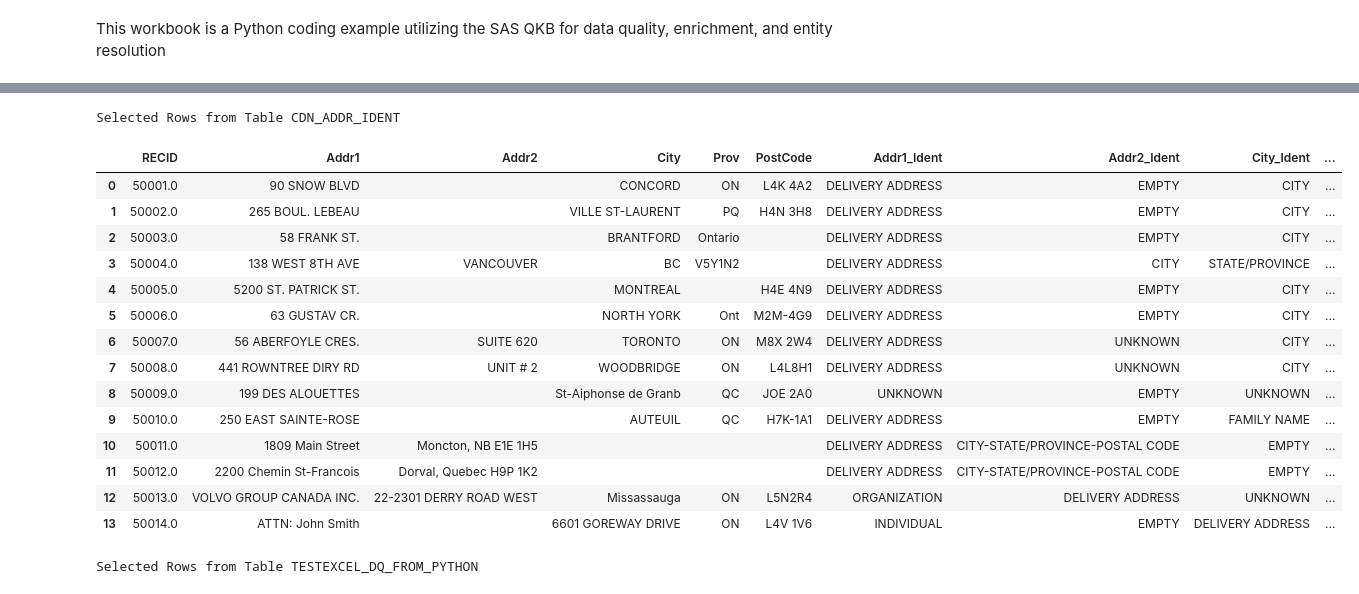
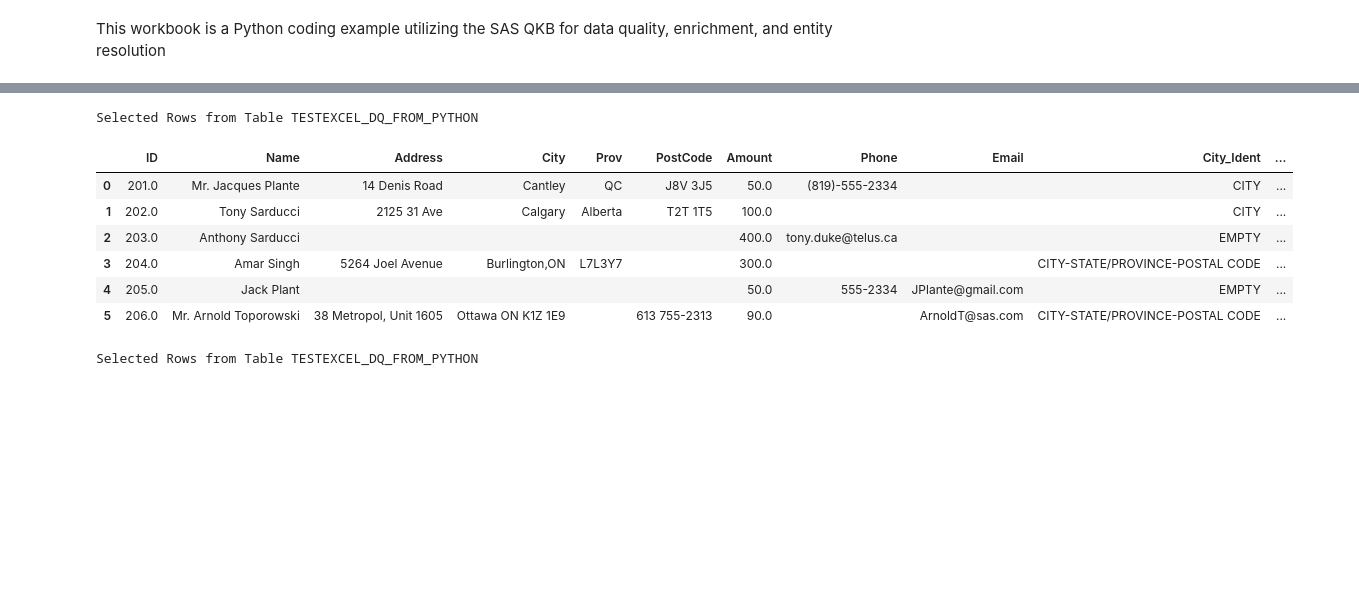
Before and after one commit to sascommunities/sas-global-forum-2020, a Jupyter notebook: papers/4157-2020-Toporowski/Python and the SAS QKB for Better Data Quality.ipynb, the cells around one changed output, grey strips where cells are left out. Saved outputs shown, nothing was run; the diff lists cells and outputs as text; code cells hidden in the pictures; blank space fills up the shorter version.

```diff
--- a/papers/4157-2020-Toporowski/Python and the SAS QKB for Better Address Data Quality.ipynb
+++ b/papers/4157-2020-Toporowski/Python and the SAS QKB for Better Data Quality.ipynb
@@ -8,7 +8,7 @@ import pandas as pd
 # %%
 # Create a connection to CAS, specifying host name or url
 # the SAS Viya server needs SAS Data Quality or SAS Data Preparation installed and QKB configured
-viya=swat.CAS('http://52.233.57.64/cas-shared-default-http/', 5570, 'arnold', 'PSuser1234', protocol='http')
+viya=swat.CAS('http://52.233.57.64/cas-shared-default-http/', 5570, 'yourusername', 'PSuser1234', protocol='http')
 # Set an active library for this session
-viya.setsessopt(caslib='CASUSER')
+viya.setsessopt(caslib='Public')
 # %% [output]
@@ -41,34 +45,25 @@ Selected Rows from Table CDN_ADDRESSES
 # %%
 # run dataStep code invoking dq function to Identify contents of City, Province, PostCode fields
 viya.dataStep.runCode(
-    code=''' data CDN_Addr_Ident ;
-             set CDN_Addresses ;
-                 Addr1_Ident = dqIdentify(Addr1,'Field Content','ENCAN');
-                 Addr2_Ident = dqIdentify(Addr2,'Field Content','ENCAN');
-                 City_Ident  = dqIdentify(City,'Field Content','ENCAN');
-                 Prov_Ident  = dqIdentify(Prov,'Field Content','ENCAN');
-                 Post_Ident  = dqIdentify(PostCode,'Field Content','ENCAN');
-              run;''')
-# let's look at the new table ...
-dq = viya.CASTable('CDN_Addr_Ident')
-dq.to_frame()
+    code=''' data public.testexcel_dq_from_Python ;
+             set public.CDN_Accounts ;
+                 City_Ident = dqIdentify(City,'Field Content','ENCAN');
+                 Prov_Ident = dqIdentify(Prov,'Field Content','ENCAN');
+                 Post_Ident = dqIdentify(PostCode,'Field Content','ENCAN');
+                 Phone_Ident = dqIdentify(Phone,'Field Content','ENCAN');
+             run;''')
+# let's look at just the first six rows of our data ...
+dq = viya.CASTable('testexcel_dq_from_Python')
+dq.head(6)
 # %% [output]
-Selected Rows from Table CDN_ADDR_IDENT
+Selected Rows from Table TESTEXCEL_DQ_FROM_PYTHON
-|  | RECID | Addr1 | Addr2 | City | Prov | PostCode | Addr1_Ident | Addr2_Ident | City_Ident | ... |
-| 0 | 50001.0 | 90 SNOW BLVD |  | CONCORD | ON | L4K 4A2 | DELIVERY ADDRESS | EMPTY | CITY | ... |
-| 1 | 50002.0 | 265 BOUL. LEBEAU |  | VILLE ST-LAURENT | PQ | H4N 3H8 | DELIVERY ADDRESS | EMPTY | CITY | ... |
-| 2 | 50003.0 | 58 FRANK ST. |  | BRANTFORD | Ontario |  | DELIVERY ADDRESS | EMPTY | CITY | ... |
-| 3 | 50004.0 | 138 WEST 8TH AVE | VANCOUVER | BC | V5Y1N2 |  | DELIVERY ADDRESS | CITY | STATE/PROVINCE | ... |
-| 4 | 50005.0 | 5200 ST. PATRICK ST. |  | MONTREAL |  | H4E 4N9 | DELIVERY ADDRESS | EMPTY | CITY | ... |
-| 5 | 50006.0 | 63 GUSTAV CR. |  | NORTH YORK | Ont | M2M-4G9 | DELIVERY ADDRESS | EMPTY | CITY | ... |
-| 6 | 50007.0 | 56 ABERFOYLE CRES. | SUITE 620 | TORONTO | ON | M8X 2W4 | DELIVERY ADDRESS | UNKNOWN | CITY | ... |
-| 7 | 50008.0 | 441 ROWNTREE DIRY RD | UNIT # 2 | WOODBRIDGE | ON | L4L8H1 | DELIVERY ADDRESS | UNKNOWN | CITY | ... |
-| 8 | 50009.0 | 199 DES ALOUETTES |  | St-Aiphonse de Granb | QC | JOE 2A0 | UNKNOWN | EMPTY | UNKNOWN | ... |
-| 9 | 50010.0 | 250 EAST SAINTE-ROSE |  | AUTEUIL | QC | H7K-1A1 | DELIVERY ADDRESS | EMPTY | FAMILY NAME | ... |
-| 10 | 50011.0 | 1809 Main Street | Moncton, NB E1E 1H5 |  |  |  | DELIVERY ADDRESS | CITY-STATE/PROVINCE-POSTAL CODE | EMPTY | ... |
-| 11 | 50012.0 | 2200 Chemin St-Francois | Dorval, Quebec H9P 1K2 |  |  |  | DELIVERY ADDRESS | CITY-STATE/PROVINCE-POSTAL CODE | EMPTY | ... |
-| 12 | 50013.0 | VOLVO GROUP CANADA INC. | 22-2301 DERRY ROAD WEST | Missassauga | ON | L5N2R4 | ORGANIZATION | DELIVERY ADDRESS | UNKNOWN | ... |
-| 13 | 50014.0 | ATTN: John Smith |  | 6601 GOREWAY DRIVE | ON | L4V 1V6 | INDIVIDUAL | EMPTY | DELIVERY ADDRESS | ... |
+|  | ID | Name | Address | City | Prov | PostCode | Amount | Phone | Email | City_Ident | ... |
+| 0 | 201.0 | Mr. Jacques Plante | 14 Denis Road | Cantley | QC | J8V 3J5 | 50.0 | (819)-555-2334 |  | CITY | ... |
+| 1 | 202.0 | Tony Sarducci | 2125 31 Ave | Calgary | Alberta | T2T 1T5 | 100.0 |  |  | CITY | ... |
+| 2 | 203.0 | Anthony Sarducci |  |  |  |  | 400.0 | tony.duke@telus.ca |  | EMPTY | ... |
+| 3 | 204.0 | Amar Singh | 5264 Joel Avenue | Burlington,ON | L7L3Y7 |  | 300.0 |  |  | CITY-STATE/PROVINCE-POSTAL CODE | ... |
+| 4 | 205.0 | Jack Plant |  |  |  |  | 50.0 | 555-2334 | JPlante@gmail.com | EMPTY | ... |
+| 5 | 206.0 | Mr. Arnold Toporowski | 38 Metropol, Unit 1605 | Ottawa ON K1Z 1E9 |  | 613 755-2313 | 90.0 |  | ArnoldT@sas.com | CITY-STATE/PROVINCE-POSTAL CODE | ... |
 # %%
 # using the above results of the SAS QKB Identity Analysis,
 # run dataStep code to move stray phone, email, Postal code info to their correct places
```
Also changed, not shown: parts of 2 cells of this notebook.
